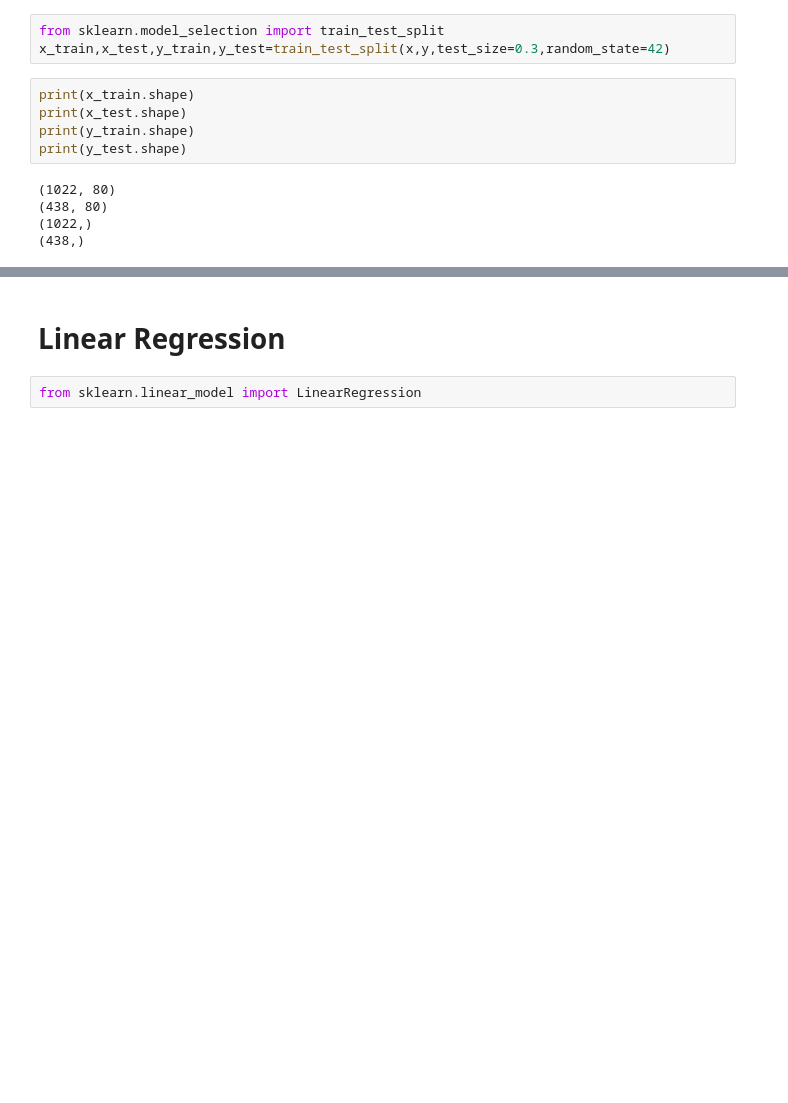
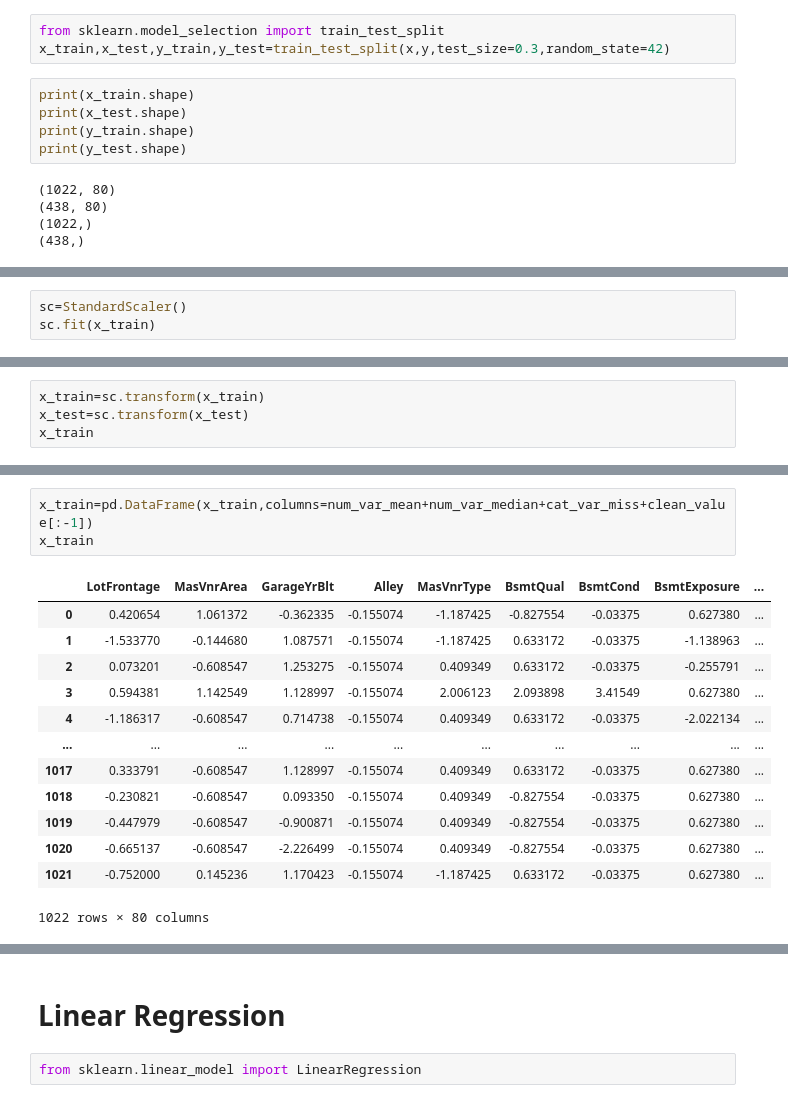
Before and after one commit to Abhi9vSingh/Machine-Learning-Projects, a Jupyter notebook: House Price Prediction.ipynb, the cells around one changed output, grey strips where cells are left out. Drawn from its saved outputs; the diff is of its cells as text; blank space fills up the shorter version.

```diff
--- a/House Price Prediction.ipynb
+++ b/House Price Prediction.ipynb
@@ -422,0 +427,3 @@ print(y_test.shape)
+# %%
+sc=StandardScaler()
+sc.fit(x_train)
@@ -422,0 +455,4 @@ print(y_test.shape)
+# %%
+x_train=sc.transform(x_train)
+x_test=sc.transform(x_test)
+x_train
@@ -422,0 +473,17 @@ print(y_test.shape)
+# %%
+x_train=pd.DataFrame(x_train,columns=num_var_mean+num_var_median+cat_var_miss+clean_value[:-1])
+x_train
+# %% [output]
+|  | LotFrontage | MasVnrArea | GarageYrBlt | Alley | MasVnrType | BsmtQual | BsmtCond | BsmtExposure | ... |
+| 0 | 0.420654 | 1.061372 | -0.362335 | -0.155074 | -1.187425 | -0.827554 | -0.03375 | 0.627380 | ... |
+| 1 | -1.533770 | -0.144680 | 1.087571 | -0.155074 | -1.187425 | 0.633172 | -0.03375 | -1.138963 | ... |
+| 2 | 0.073201 | -0.608547 | 1.253275 | -0.155074 | 0.409349 | 0.633172 | -0.03375 | -0.255791 | ... |
+| 3 | 0.594381 | 1.142549 | 1.128997 | -0.155074 | 2.006123 | 2.093898 | 3.41549 | 0.627380 | ... |
+| 4 | -1.186317 | -0.608547 | 0.714738 | -0.155074 | 0.409349 | 0.633172 | -0.03375 | -2.022134 | ... |
+| ... | ... | ... | ... | ... | ... | ... | ... | ... | ... |
+| 1017 | 0.333791 | -0.608547 | 1.128997 | -0.155074 | 0.409349 | 0.633172 | -0.03375 | 0.627380 | ... |
+| 1018 | -0.230821 | -0.608547 | 0.093350 | -0.155074 | 0.409349 | -0.827554 | -0.03375 | 0.627380 | ... |
+| 1019 | -0.447979 | -0.608547 | -0.900871 | -0.155074 | 0.409349 | -0.827554 | -0.03375 | 0.627380 | ... |
+| 1020 | -0.665137 | -0.608547 | -2.226499 | -0.155074 | 0.409349 | -0.827554 | -0.03375 | 0.627380 | ... |
+| 1021 | -0.752000 | 0.145236 | 1.170423 | -0.155074 | -1.187425 | 0.633172 | -0.03375 | 0.627380 | ... |
+1022 rows × 80 columns
```
Also changed, not shown: parts of 18 cells of this notebook.
